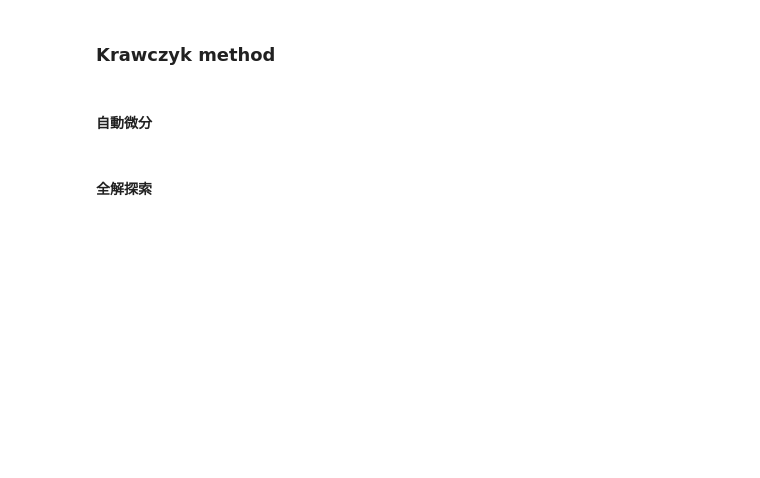
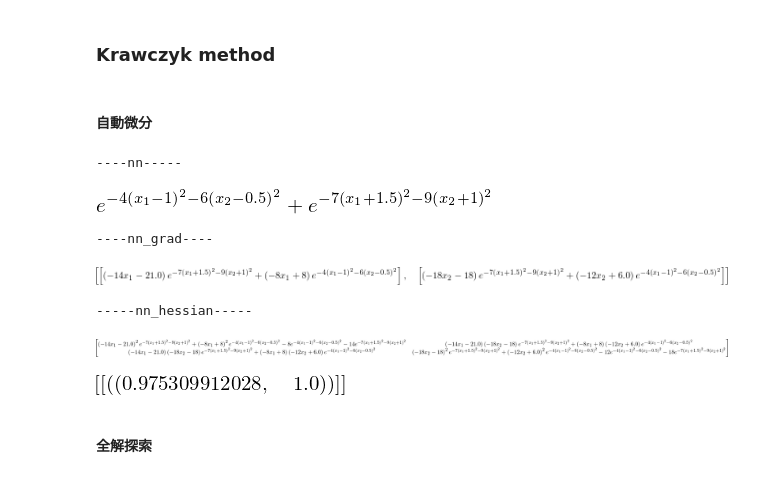
Before and after one commit to tkda-h3/interval-newton-method, a Jupyter notebook: nn-output-optimization.ipynb, the cells around one changed output. Saved outputs shown, nothing was run; the diff lists cells and outputs as text; code cells hidden in the pictures; blank space fills up the shorter version.

```diff
--- a/nn-output-optimization.ipynb
+++ b/nn-output-optimization.ipynb
@@ -67,28 +69,39 @@ f_x_2 = symbols("f_x_2", cls=Function)
 nn = exp(-4*(x_1-1)**2 - 6*(x_2-0.5)**2) + exp(-7*(x_1+1.5)**2 - 9*(x_2+1)**2)
 func_eval = lambda func: (lambda x_1, x_2, exp=im.exp: eval(str(func)))
 f = fmat([[func_eval(nn)]])
-f_grad_symbol = [[nn.diff(x_1)],[nn.diff(x_2)]]
-f_grad = fmat([[func_eval(nn.diff(x_1))], [func_eval(nn.diff(x_2))]])
+df_symbol = [[nn.diff(x_1)],[nn.diff(x_2)]]
+df = fmat([[func_eval(nn.diff(x_1))], [func_eval(nn.diff(x_2))]])
 hes = hessian(nn, (x_1,x_2))
-f_grad_grad = fmat([[None for i in range(hes.shape[1])] for j in range(hes.shape[0])])
+ddf = fmat([[None for i in range(hes.shape[1])] for j in range(hes.shape[0])])
 for i in range(2):
     for j in range(2):
-        f_grad_grad[i][j] = func_eval(hes[i,j])
+        ddf[i][j] = func_eval(hes[i,j])
 # %% [markdown]
 #### 自動微分
 # %%
 print '----' + 'nn' + '-----'
 display(nn)
 print
 print '----' + 'nn_grad' + '----'
-display(f_grad_symbol)
+display(df_symbol)
 print
 print '-----' + 'nn_hessian' + '-----'
 display(hes)
 print
 # print '-----' + 'X' + '-------'
 # pprint(X)
 # print
+# %% [output]
+----nn-----
+[figure, added]
+----nn_grad----
+[figure, added]
+-----nn_hessian-----
+[figure, added]
+# %%
+f([[interval[0.95,1.05]], [interval[0.45,0.55]]])
+# %% [output]
+[figure, added]
 # %% [markdown]
 #### 全解探索
 # %%
```
Also changed, not shown: parts of 5 cells of this notebook, 4 other files.
